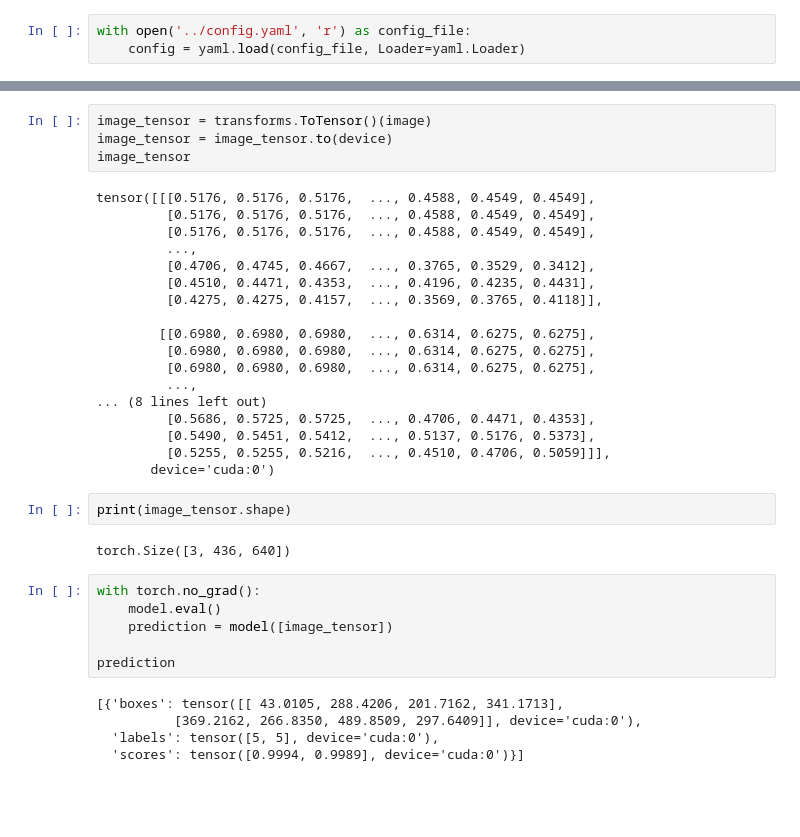
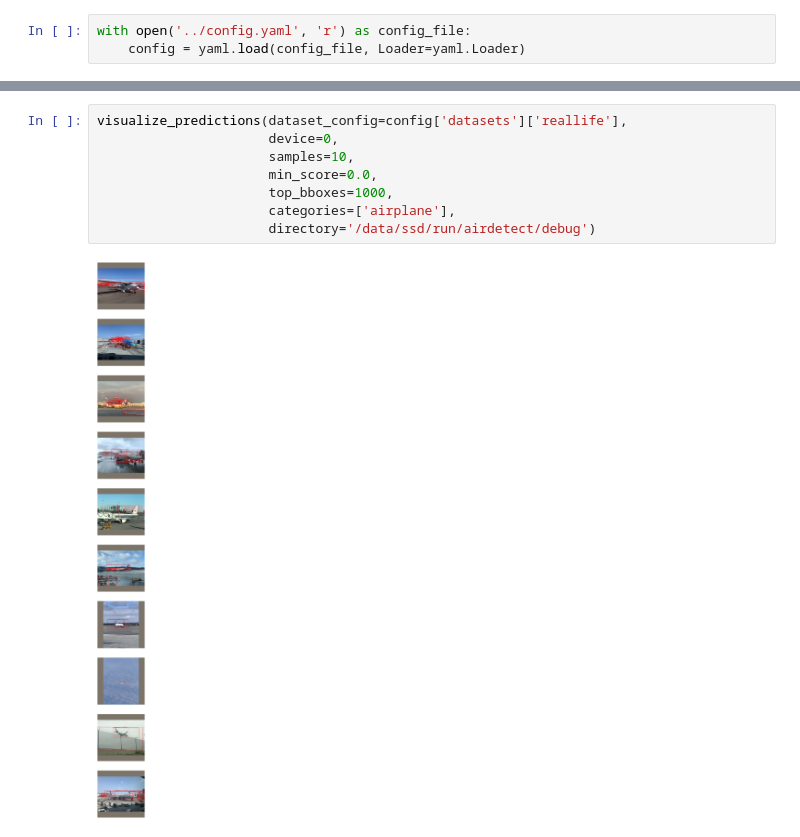
Before and after one commit to xdralex/airdetect, a Jupyter notebook: jupyter/predict_bboxes.ipynb, the cells around one changed output, grey strips where cells are left out. Drawn from its saved outputs; the diff is of its cells as text; blank space fills up the shorter version.

```diff
--- a/jupyter/predict_bboxes.ipynb
+++ b/jupyter/predict_bboxes.ipynb
@@ -87,37 +17,10 @@ image
-# %%
-image_tensor = transforms.ToTensor()(image)
-image_tensor = image_tensor.to(device)
-image_tensor
-# %% [output]
-tensor([[[0.5176, 0.5176, 0.5176,  ..., 0.4588, 0.4549, 0.4549],
-         [0.5176, 0.5176, 0.5176,  ..., 0.4588, 0.4549, 0.4549],
-         [0.5176, 0.5176, 0.5176,  ..., 0.4588, 0.4549, 0.4549],
-         ...,
-         [0.4706, 0.4745, 0.4667,  ..., 0.3765, 0.3529, 0.3412],
-         [0.4510, 0.4471, 0.4353,  ..., 0.4196, 0.4235, 0.4431],
-         [0.4275, 0.4275, 0.4157,  ..., 0.3569, 0.3765, 0.4118]],
-
-        [[0.6980, 0.6980, 0.6980,  ..., 0.6314, 0.6275, 0.6275],
-         [0.6980, 0.6980, 0.6980,  ..., 0.6314, 0.6275, 0.6275],
-         [0.6980, 0.6980, 0.6980,  ..., 0.6314, 0.6275, 0.6275],
-         ...,
-... (8 lines left out)
-         [0.5686, 0.5725, 0.5725,  ..., 0.4706, 0.4471, 0.4353],
-         [0.5490, 0.5451, 0.5412,  ..., 0.5137, 0.5176, 0.5373],
-         [0.5255, 0.5255, 0.5216,  ..., 0.4510, 0.4706, 0.5059]]],
-       device='cuda:0')
-# %%
-print(image_tensor.shape)
-# %% [output]
-torch.Size([3, 436, 640])
-# %%
-with torch.no_grad():
-    model.eval()
-    prediction = model([image_tensor])
-
-prediction
-# %% [output]
-[{'boxes': tensor([[ 43.0105, 288.4206, 201.7162, 341.1713],
-          [369.2162, 266.8350, 489.8509, 297.6409]], device='cuda:0'),
-  'labels': tensor([5, 5], device='cuda:0'),
-  'scores': tensor([0.9994, 0.9989], device='cuda:0')}]
+# %%
+visualize_predictions(dataset_config=config['datasets']['reallife'],
+                      device=0,
+                      samples=10,
+                      min_score=0.0,
+                      top_bboxes=1000,
+                      categories=['airplane'],
+                      directory='/data/ssd/run/airdetect/debug')
+# %% [output]
+[figure, added]
```
Also changed, not shown: parts of 6 cells of this notebook.
